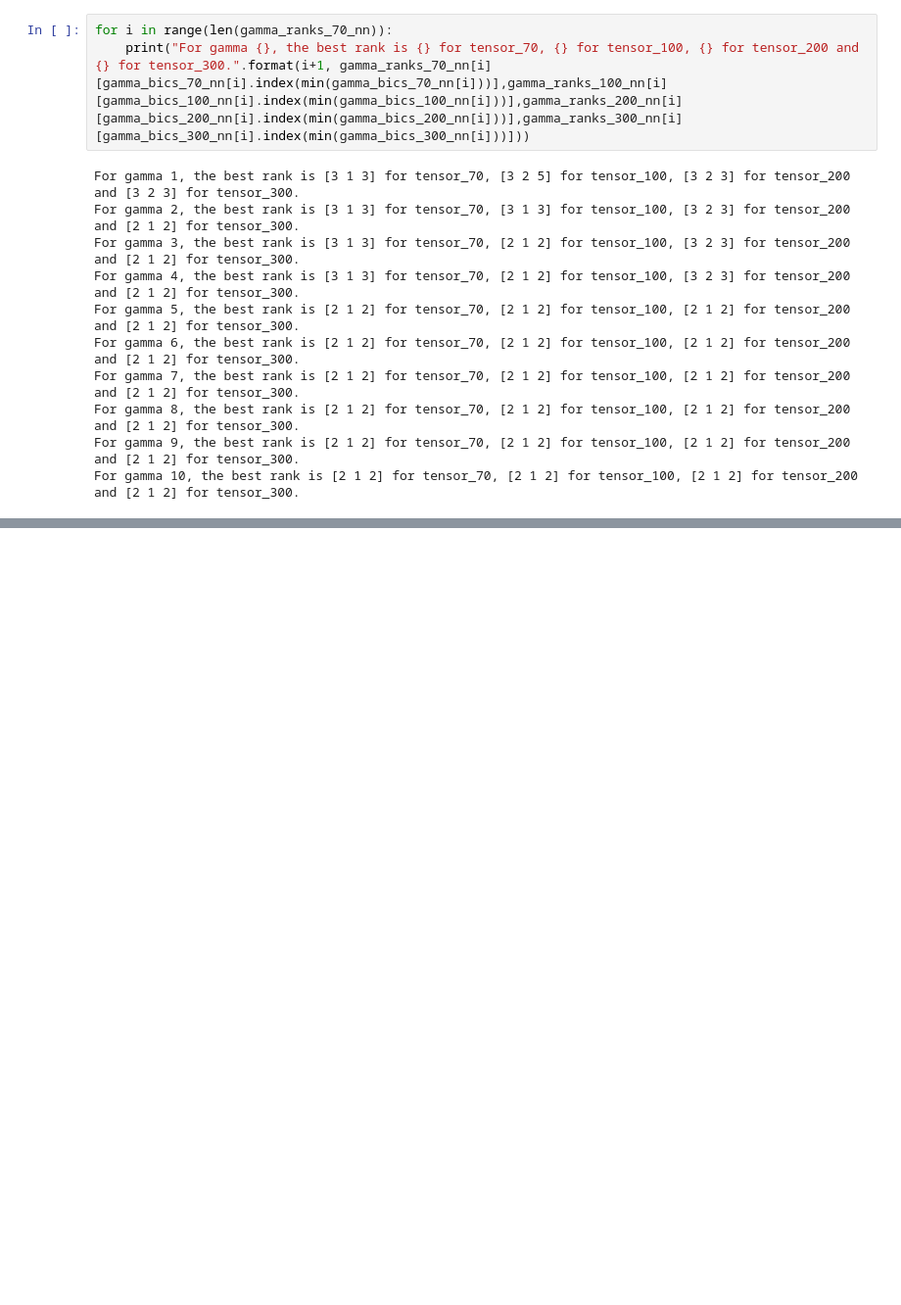
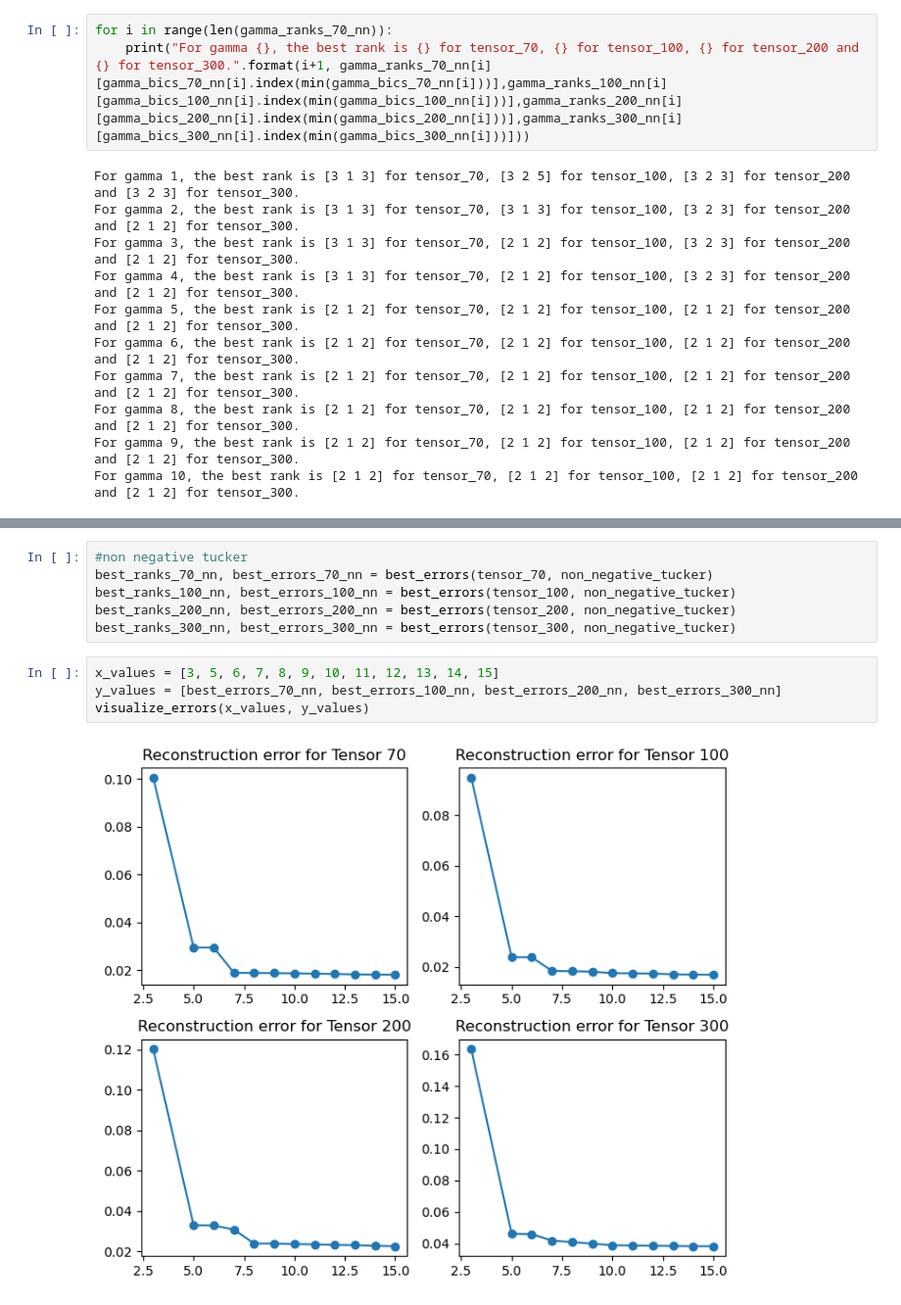
Before and after one commit to pablovadillo/Tensordecomposition, a Jupyter notebook: Tucker_components.ipynb, the cells around one changed output, grey strips where cells are left out. Shown at 98% size. Cells and saved outputs as stored; diff of their text form; blank space fills up the shorter version.

```diff
--- a/Tucker_components.ipynb
+++ b/Tucker_components.ipynb
@@ -204,0 +287,12 @@ For gamma 10, the best rank is [2 1 2] for tensor_70, [2 1 2] for tensor_100, [2
+# %%
+#non negative tucker
+best_ranks_70_nn, best_errors_70_nn = best_errors(tensor_70, non_negative_tucker)
+best_ranks_100_nn, best_errors_100_nn = best_errors(tensor_100, non_negative_tucker)
+best_ranks_200_nn, best_errors_200_nn = best_errors(tensor_200, non_negative_tucker)
+best_ranks_300_nn, best_errors_300_nn = best_errors(tensor_300, non_negative_tucker)
+# %%
+x_values = [3, 5, 6, 7, 8, 9, 10, 11, 12, 13, 14, 15]
+y_values = [best_errors_70_nn, best_errors_100_nn, best_errors_200_nn, best_errors_300_nn]
+visualize_errors(x_values, y_values)
+# %% [output]
+[figure, added]
```
Also changed, not shown: parts of 16 cells of this notebook.
